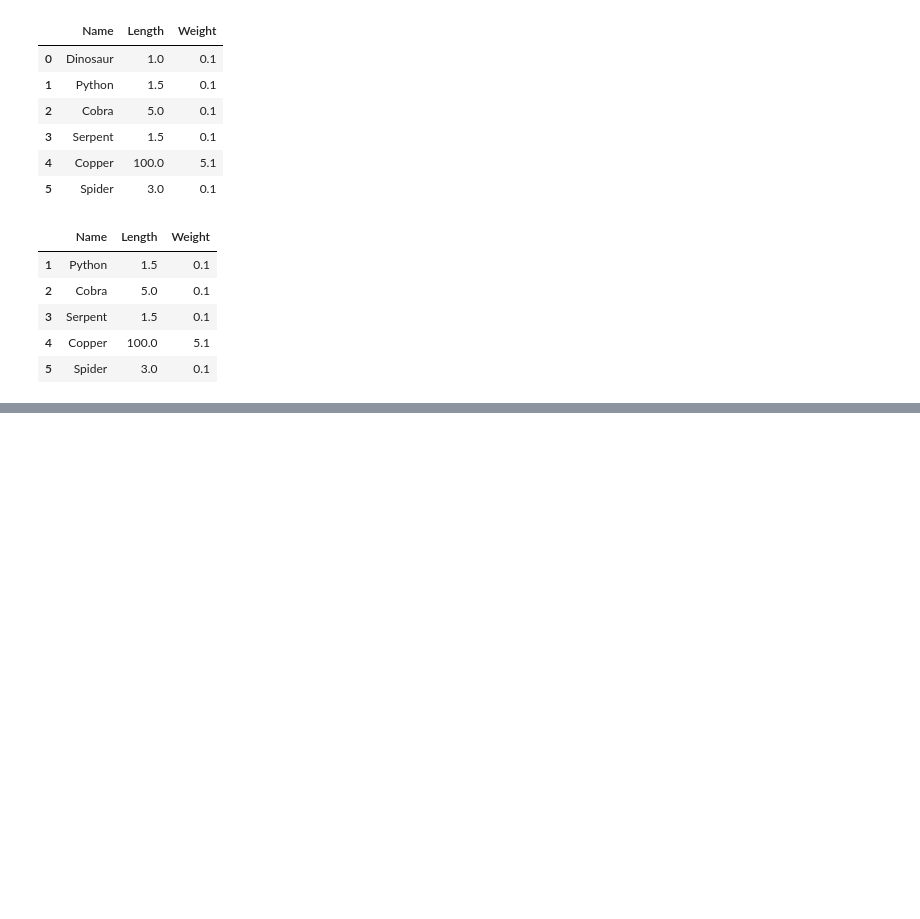
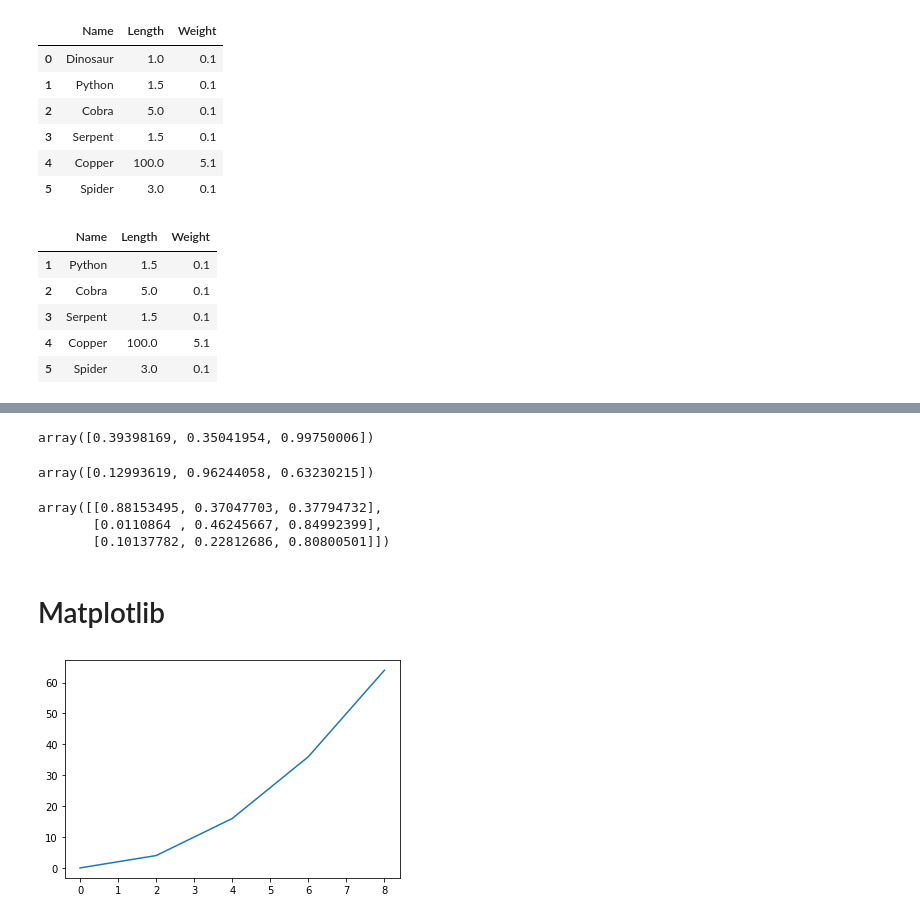
Before and after one commit to utamadonny/BelajarPython, a Jupyter notebook: Tutorial/skillacademy_datascience.ipynb, the cells around one changed output, grey strips where cells are left out. Drawn from its saved outputs; the diff is of its cells as text; code cells hidden in the pictures; blank space fills up the shorter version.

```diff
--- a/Tutorial/skillacademy_datascience.ipynb
+++ b/Tutorial/skillacademy_datascience.ipynb
@@ -687,0 +847,16 @@ df
+# %%
+np.random.rand(3)
+# %% [output]
+array([0.39398169, 0.35041954, 0.99750006])
+# %%
+np.random.random(3)
+# %% [output]
+array([0.12993619, 0.96244058, 0.63230215])
+# %%
+np.random.random((3,3))
+# %% [output]
+array([[0.88153495, 0.37047703, 0.37794732],
+       [0.0110864 , 0.46245667, 0.84992399],
+       [0.10137782, 0.22812686, 0.80800501]])
+# %% [markdown]
+# Matplotlib
@@ -687,0 +866,8 @@ df
+# %%
+varx=np.arange(0,10,2)
+vary=varx**2
+
+plt.plot(varx,vary)
+plt.show()
+# %% [output]
+[figure, added]
```
Also changed, not shown: parts of 79 cells of this notebook, 2 other files.
